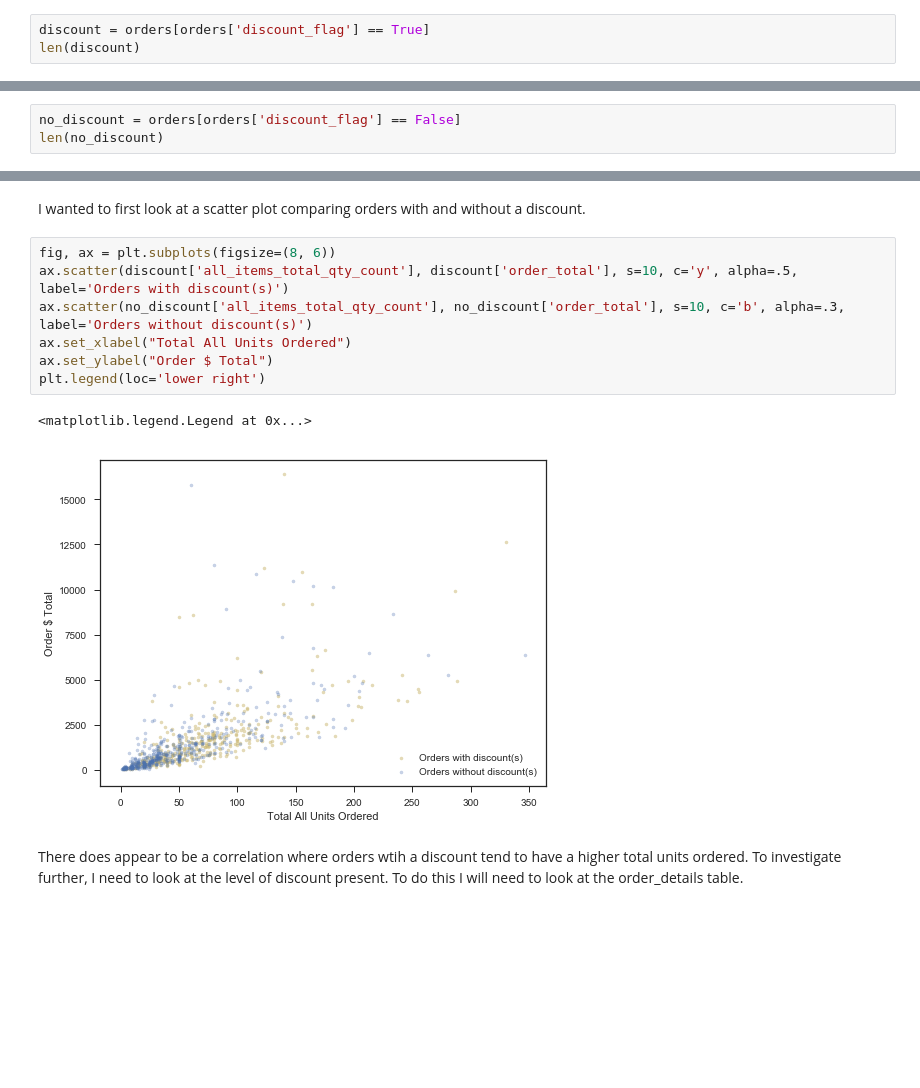
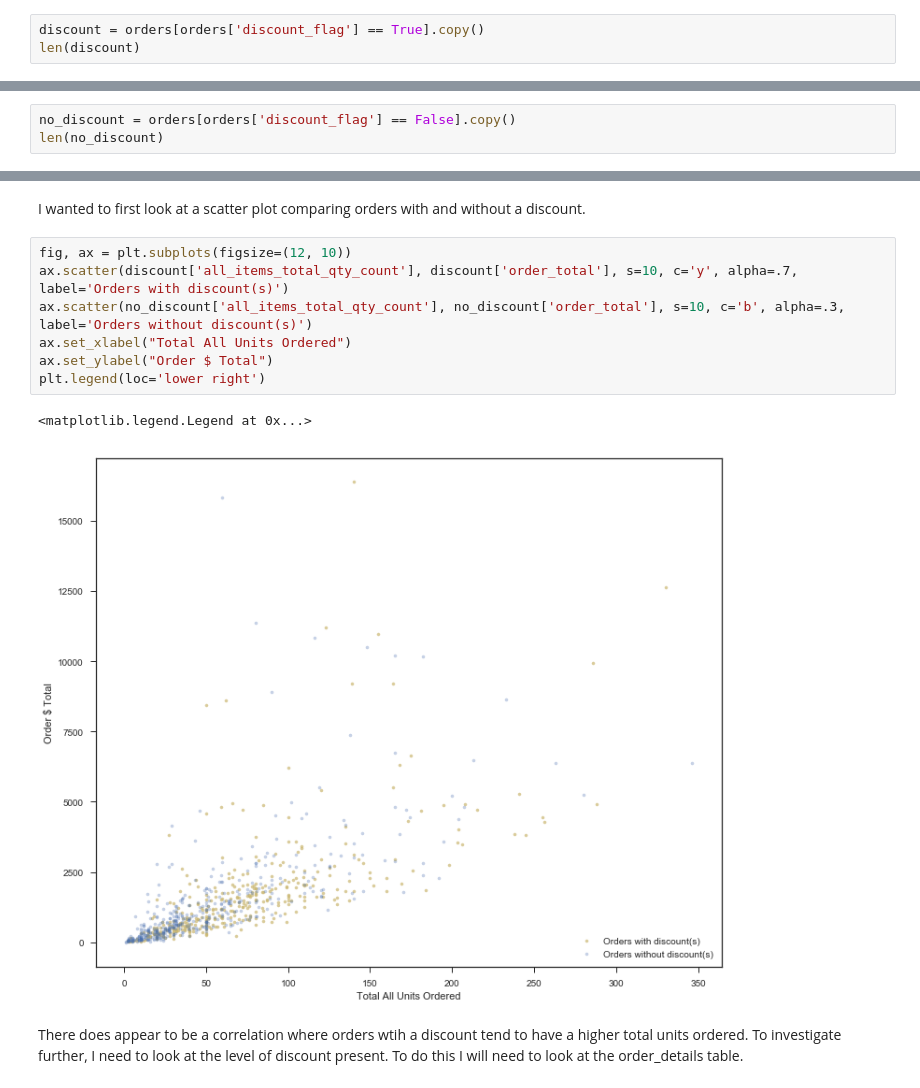
Before and after one commit to giorosati/dsc-2-final-project-online-ds-pt-100118, a Jupyter notebook: northwind_v3.ipynb, the cells around one changed output, grey strips where cells are left out. Drawn from its saved outputs; the diff is of its cells as text; blank space fills up the shorter version.

```diff
--- a/northwind_v3.ipynb
+++ b/northwind_v3.ipynb
@@ -338,27 +338,27 @@ orders.head()
 # %% [markdown]
 I then split the orders table into two tables, one for orders with a discount and one for orders without a discount and checked to make sure the length of the tables matched the original SQL tables.
 # %%
-discount = orders[orders['discount_flag'] == True]
+discount = orders[orders['discount_flag'] == True].copy()
 len(discount)
 # %% [output]
 380
 # %%
-no_discount = orders[orders['discount_flag'] == False]
+no_discount = orders[orders['discount_flag'] == False].copy()
 len(no_discount)
 # %% [output]
 450
 # %% [markdown]
 I wanted to first look at a scatter plot comparing orders with and without a discount.
 # %%
-fig, ax = plt.subplots(figsize=(8, 6))
-ax.scatter(discount['all_items_total_qty_count'], discount['order_total'], s=10, c='y', alpha=.5, label='Orders with discount(s)')
+fig, ax = plt.subplots(figsize=(12, 10))
+ax.scatter(discount['all_items_total_qty_count'], discount['order_total'], s=10, c='y', alpha=.7, label='Orders with discount(s)')
 ax.scatter(no_discount['all_items_total_qty_count'], no_discount['order_total'], s=10, c='b', alpha=.3, label='Orders without discount(s)')
 ax.set_xlabel("Total All Units Ordered")
 ax.set_ylabel("Order $ Total")
 plt.legend(loc='lower right')
 # %% [output]
 <matplotlib.legend.Legend at 0x...>
-[figure, old version]
+[figure, new version]
 # %% [markdown]
 There does appear to be a correlation where orders wtih a discount tend to have a higher total units ordered. To investigate further, I need to look at the level of discount present. To do this I will need to look at the order_details table.
 # %% [markdown]
```
Also changed, not shown: parts of 70 cells of this notebook, 1 other file.
